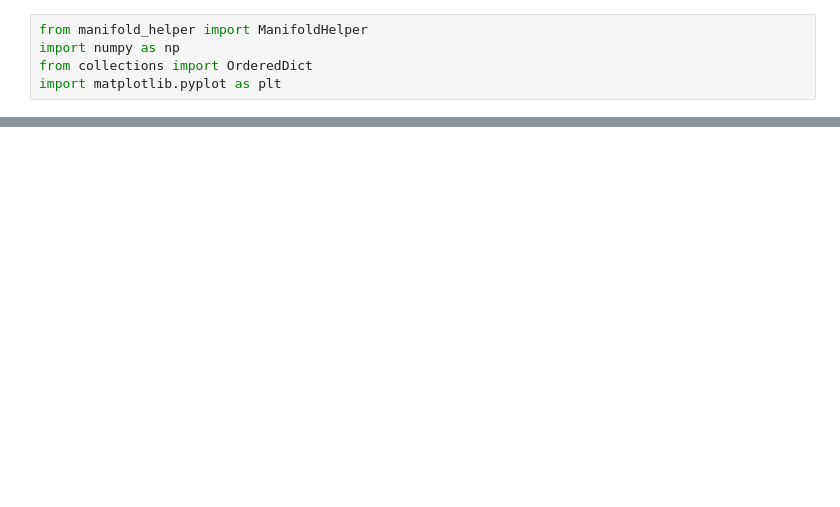
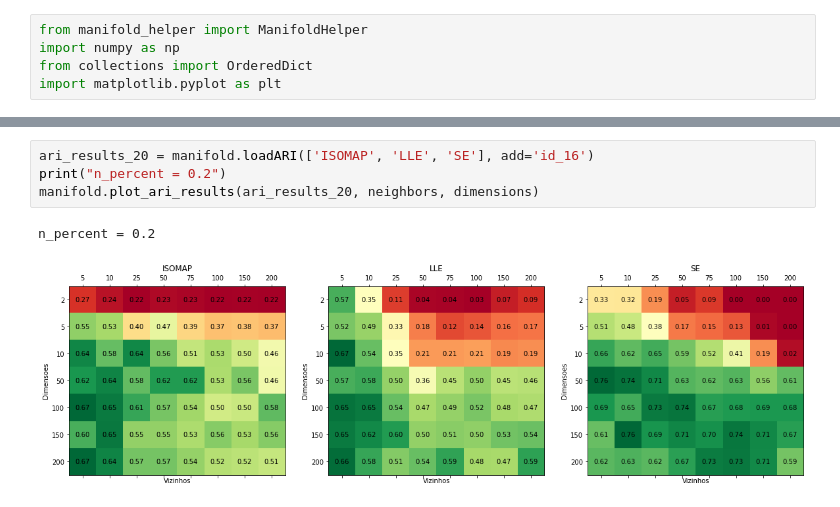
Before and after one commit to MarcoGrivol/Manifold-Learning, a Jupyter notebook: MNIST Restuls.ipynb, the cells around one changed output, grey strips where cells are left out. Saved outputs shown, nothing was run; the diff lists cells and outputs as text; blank space fills up the shorter version.

```diff
--- a/MNIST Restuls.ipynb
+++ b/MNIST Restuls.ipynb
@@ -27,2 +28,9 @@ n_percent = 0.1
+# %%
+ari_results_20 = manifold.loadARI(['ISOMAP', 'LLE', 'SE'], add='id_16')
+print("n_percent = 0.2")
+manifold.plot_ari_results(ari_results_20, neighbors, dimensions)
+# %% [output]
+n_percent = 0.2
+[figure, added]
 # %%
 ari_results_diff = OrderedDict()
```
Also changed, not shown: parts of 9 cells of this notebook, 27 other files.
